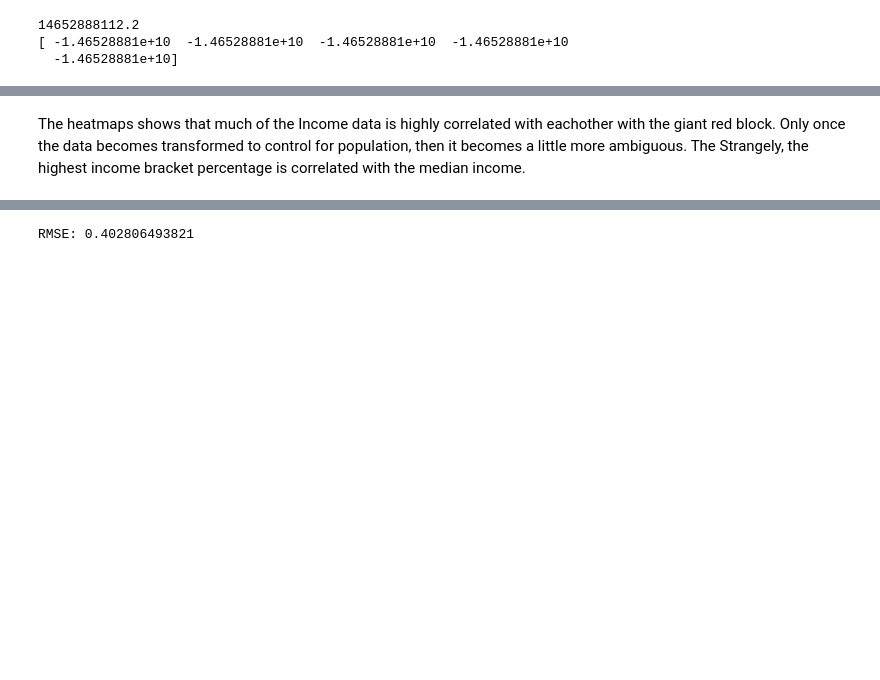
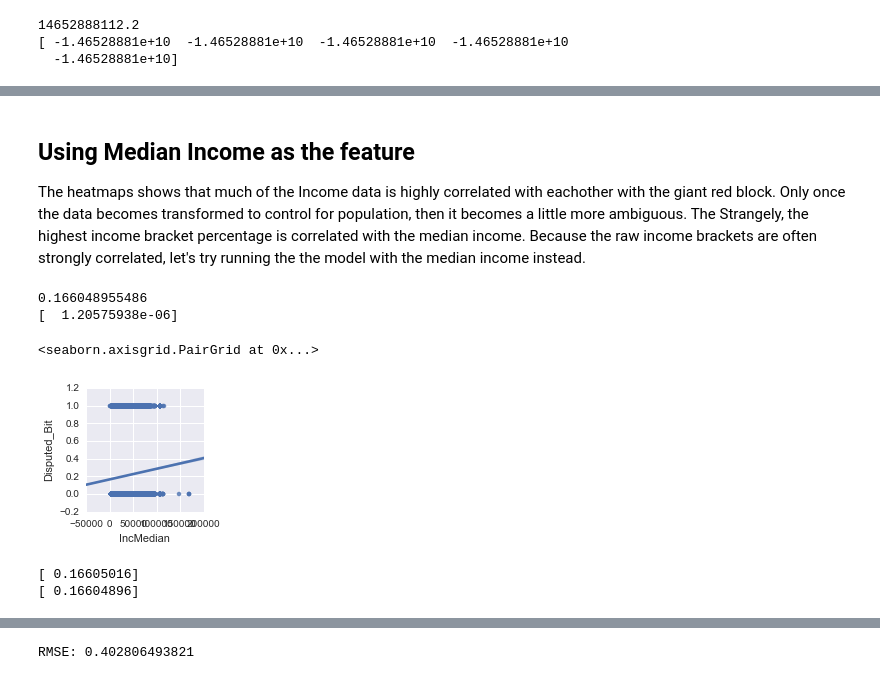
Before and after one commit to DogLung/DAT8-Assignments, a Jupyter notebook: Project/CFPB Project.ipynb, the cells around one changed output, grey strips where cells are left out. Drawn from its saved outputs; the diff is of its cells as text; code cells hidden in the pictures; blank space fills up the shorter version.

```diff
--- a/Project/CFPB Project.ipynb
+++ b/Project/CFPB Project.ipynb
@@ -617,2 +618,32 @@ sns.heatmap(Voltron.corr())
 # %% [markdown]
-The heatmaps shows that much of the Income data is highly correlated with eachother with the giant red block.  Only once the data becomes transformed to control for population, then it becomes a little more ambiguous.  The Strangely, the highest income bracket percentage is correlated with the median income.
+## Using Median Income as the feature
+
+The heatmaps shows that much of the Income data is highly correlated with eachother with the giant red block.  Only once the data becomes transformed to control for population, then it becomes a little more ambiguous.  The Strangely, the highest income bracket percentage is correlated with the median income.  Because the raw income brackets are often strongly correlated, let's try running the the model with the median income instead.
+# %%
+# create X and y
+feature_cols = ['IncMedian']
+X = Voltron[feature_cols]
+y = Voltron.Disputed_Bit
+
+# import, instantiate, fit
+linreg = LinearRegression()
+linreg.fit(X, y)
+
+# print the coefficients
+print linreg.intercept_
+print linreg.coef_
+# %% [output]
+0.166048955486
+[  1.20575938e-06]
+# %%
+# Takes long to generate!!!
+sns.pairplot(Voltron, x_vars=feature_cols, y_vars='Disputed_Bit', kind='reg')
+# %% [output]
+<seaborn.axisgrid.PairGrid at 0x...>
+[figure, added]
+# %%
+print linreg.predict([1])
+print linreg.predict([0])
+# %% [output]
+[ 0.16605016]
+[ 0.16604896]
```
Also changed, not shown: parts of 45 cells of this notebook, 1 other file.
